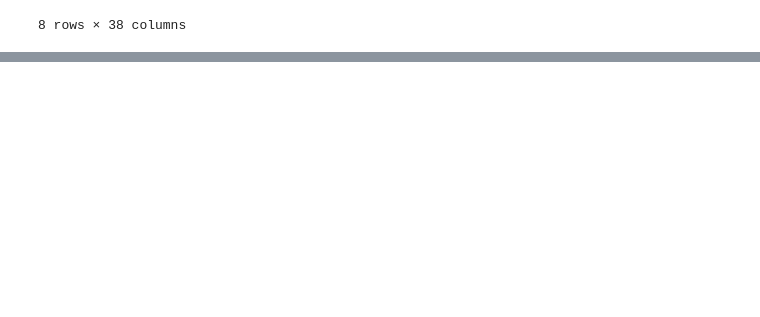
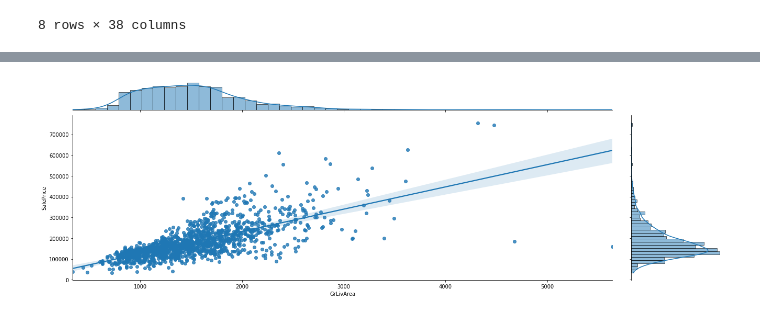
Before and after one commit to kish191919/Python_Project, a Jupyter notebook: house-prices-advanced-regression-techniques/house_prices_advanced_regression_techniques_1.ipynb, the cells around one changed output, grey strips where cells are left out. Drawn from its saved outputs; the diff is of its cells as text; code cells hidden in the pictures; blank space fills up the shorter version.

```diff
--- a/house-prices-advanced-regression-techniques/house_prices_advanced_regression_techniques_1.ipynb
+++ b/house-prices-advanced-regression-techniques/house_prices_advanced_regression_techniques_1.ipynb
@@ -37,0 +133,4 @@ train.describe()
+# %%
+df_train["basement"]= "basement"
+# %%
+df_train["basement"].loc[df_train["TotalBsmtSF"]==0]="No basement"
@@ -37,0 +139,5 @@ train.describe()
+# %%
+grid = sns.jointplot(x = "GrLivArea", y="SalePrice", data = df_train, kind="reg")
+grid.fig.set_size_inches(20,6)
+# %% [output]
+[figure, added]
```
Also changed, not shown: parts of 14 cells of this notebook.
